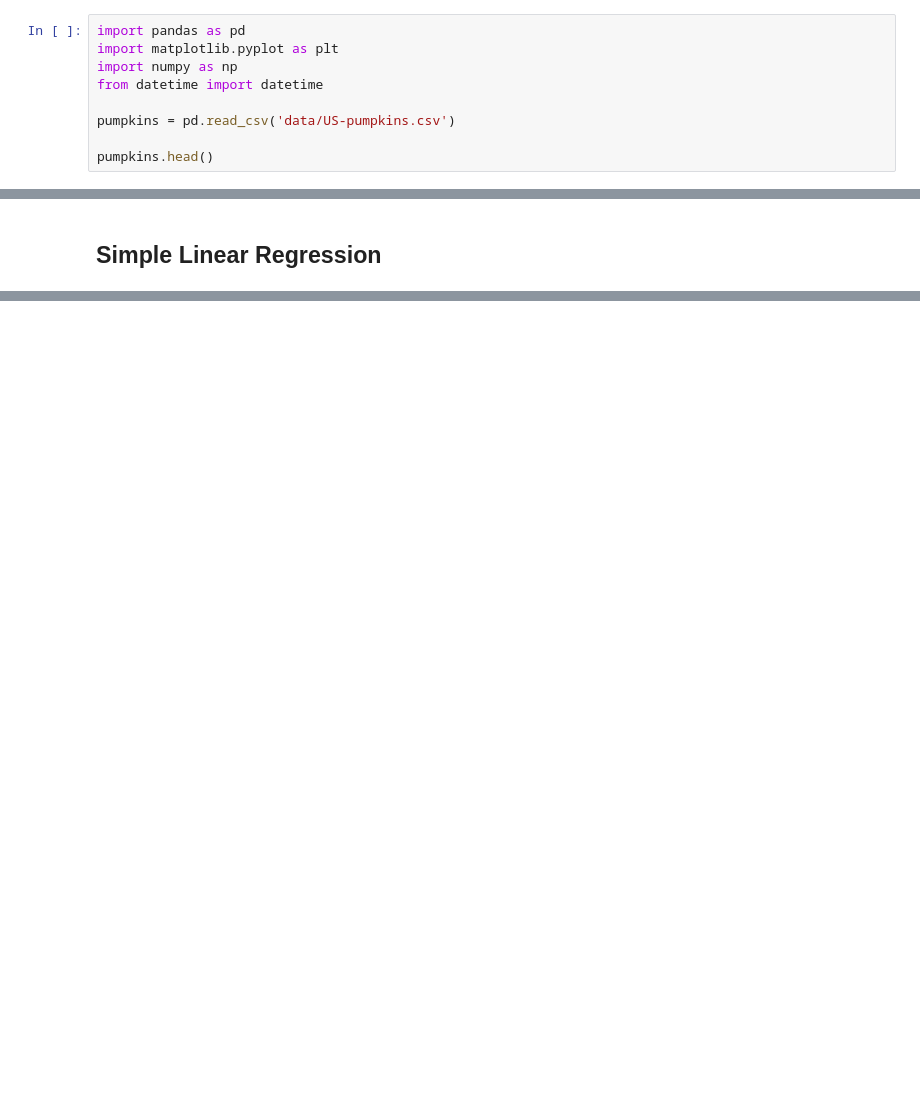
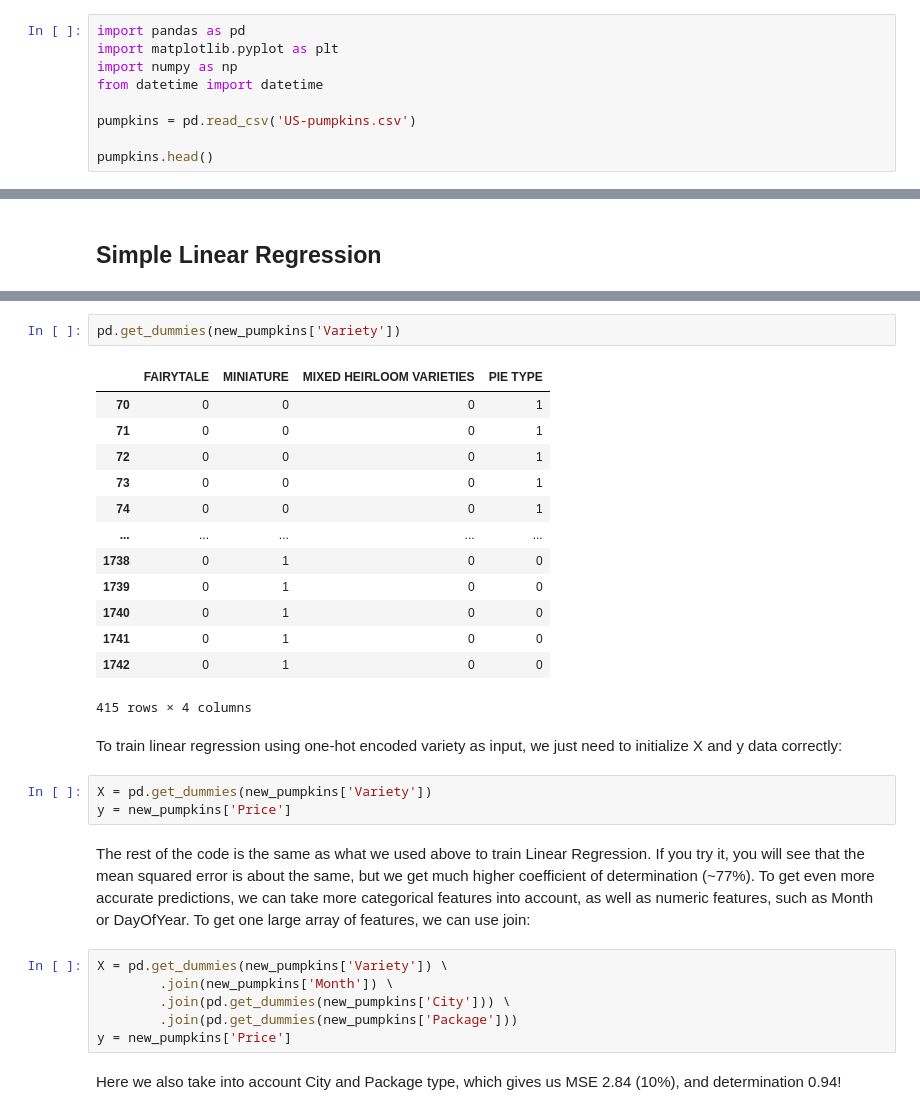
Before and after one commit to khalidassalafy/ArewaDS-Machine-Learning-Assignments, a Jupyter notebook: Week_04/lesson_03.ipynb, the cells around one changed output, grey strips where cells are left out. Drawn from its saved outputs; the diff is of its cells as text; blank space fills up the shorter version.

```diff
--- a/Week_04/lesson_03.ipynb
+++ b/Week_04/lesson_03.ipynb
@@ -52,7 +52,7 @@ import matplotlib.pyplot as plt
 import numpy as np
 from datetime import datetime
 
-pumpkins = pd.read_csv('data/US-pumpkins.csv')
+pumpkins = pd.read_csv('US-pumpkins.csv')
 
 pumpkins.head()
 # %% [output]
@@ -174,0 +269,31 @@ memory usage: 9.6+ KB
+# %%
+pd.get_dummies(new_pumpkins['Variety'])
+# %% [output]
+|  | FAIRYTALE | MINIATURE | MIXED HEIRLOOM VARIETIES | PIE TYPE |
+| 70 | 0 | 0 | 0 | 1 |
+| 71 | 0 | 0 | 0 | 1 |
+| 72 | 0 | 0 | 0 | 1 |
+| 73 | 0 | 0 | 0 | 1 |
+| 74 | 0 | 0 | 0 | 1 |
+| ... | ... | ... | ... | ... |
+| 1738 | 0 | 1 | 0 | 0 |
+| 1739 | 0 | 1 | 0 | 0 |
+| 1740 | 0 | 1 | 0 | 0 |
+| 1741 | 0 | 1 | 0 | 0 |
+| 1742 | 0 | 1 | 0 | 0 |
+415 rows × 4 columns
+# %% [markdown]
+To train linear regression using one-hot encoded variety as input, we just need to initialize X and y data correctly:
+# %%
+X = pd.get_dummies(new_pumpkins['Variety'])
+y = new_pumpkins['Price']
+# %% [markdown]
+The rest of the code is the same as what we used above to train Linear Regression. If you try it, you will see that the mean squared error is about the same, but we get much higher coefficient of determination (~77%). To get even more accurate predictions, we can take more categorical features into account, as well as numeric features, such as Month or DayOfYear. To get one large array of features, we can use join:
+# %%
+X = pd.get_dummies(new_pumpkins['Variety']) \
+        .join(new_pumpkins['Month']) \
+        .join(pd.get_dummies(new_pumpkins['City'])) \
+        .join(pd.get_dummies(new_pumpkins['Package']))
+y = new_pumpkins['Price']
+# %% [markdown]
+Here we also take into account City and Package type, which gives us MSE 2.84 (10%), and determination 0.94!
```
Also changed, not shown: parts of 26 cells of this notebook.
